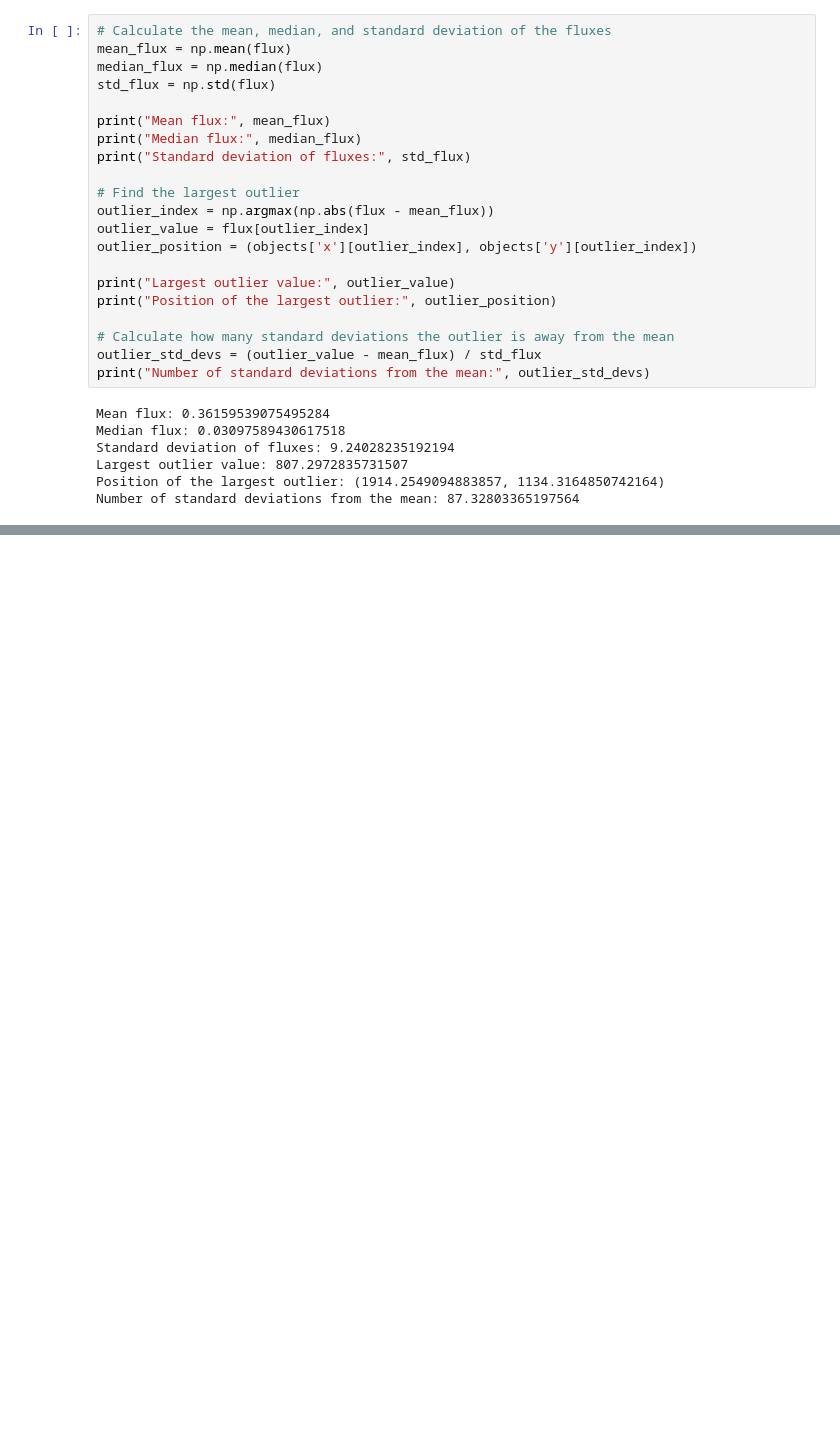
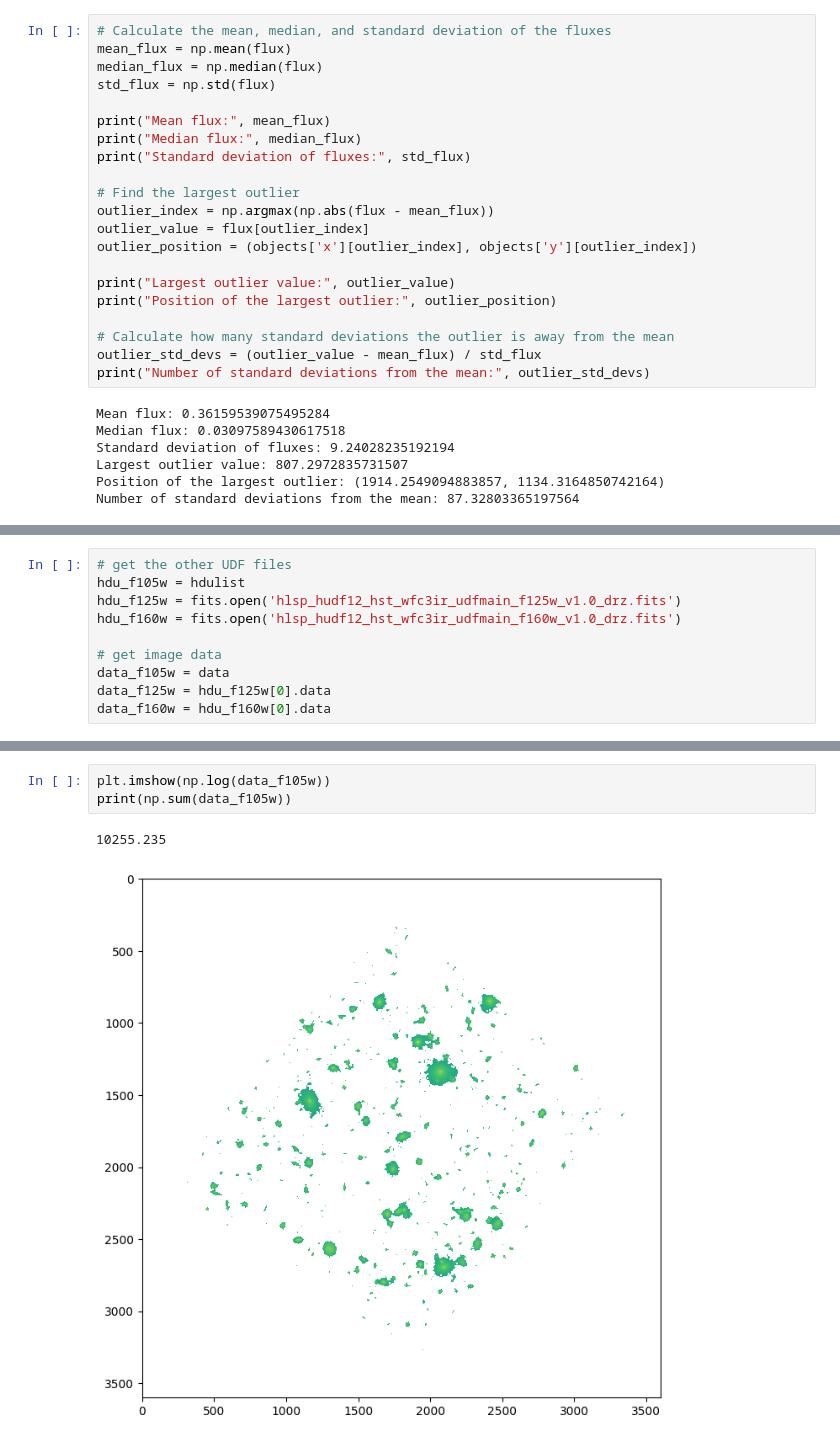
Before and after one commit to Oolongtea02/astr19, a Jupyter notebook: Hubble_UDF.ipynb, the cells around one changed output, grey strips where cells are left out. Cells and saved outputs as stored; diff of their text form; blank space fills up the shorter version.

```diff
--- a/Hubble_UDF.ipynb
+++ b/Hubble_UDF.ipynb
@@ -164,0 +169,10 @@ Number of standard deviations from the mean: 87.32803365197564
+# %%
+# get the other UDF files
+hdu_f105w = hdulist
+hdu_f125w = fits.open('hlsp_hudf12_hst_wfc3ir_udfmain_f125w_v1.0_drz.fits')
+hdu_f160w = fits.open('hlsp_hudf12_hst_wfc3ir_udfmain_f160w_v1.0_drz.fits')
+
+# get image data
+data_f105w = data
+data_f125w = hdu_f125w[0].data
+data_f160w = hdu_f160w[0].data
@@ -164,0 +188,6 @@ Number of standard deviations from the mean: 87.32803365197564
+# %%
+plt.imshow(np.log(data_f105w))
+print(np.sum(data_f105w))
+# %% [output]
+10255.235
+[figure, added]
```
Also changed, not shown: parts of 2 cells of this notebook.
